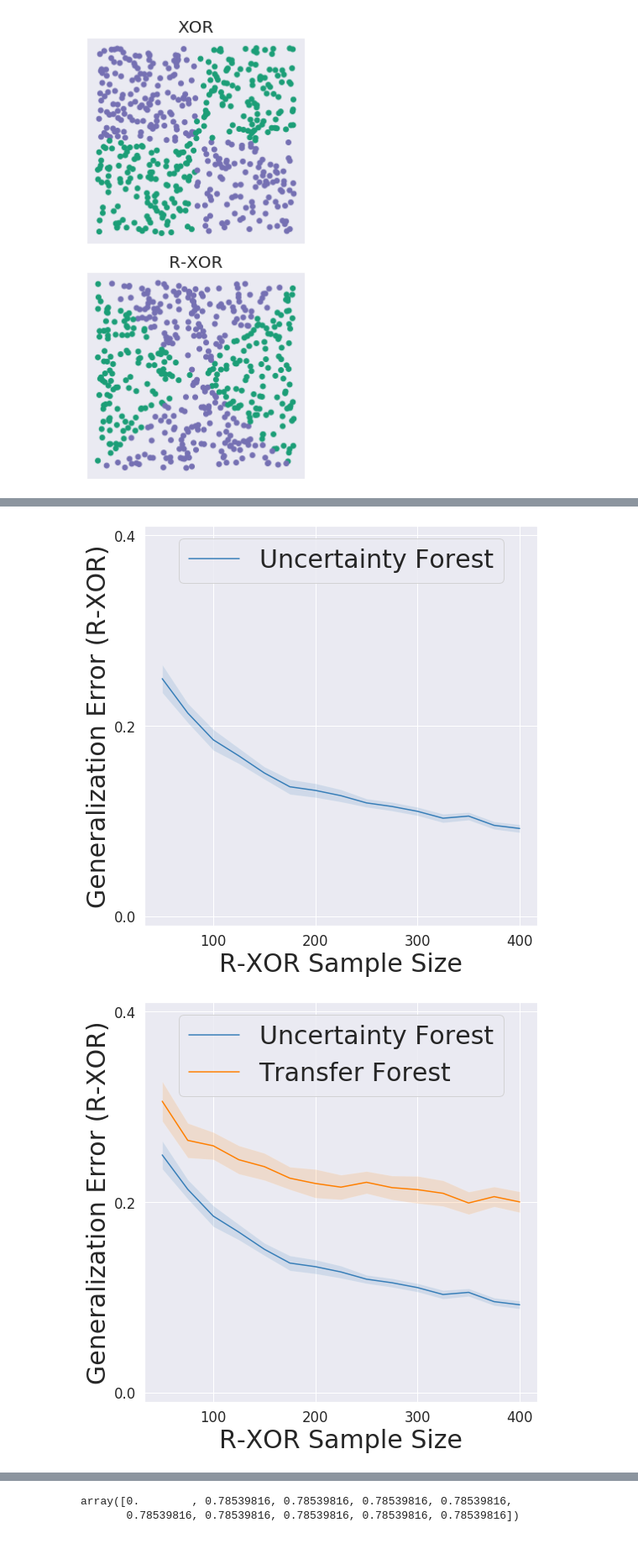
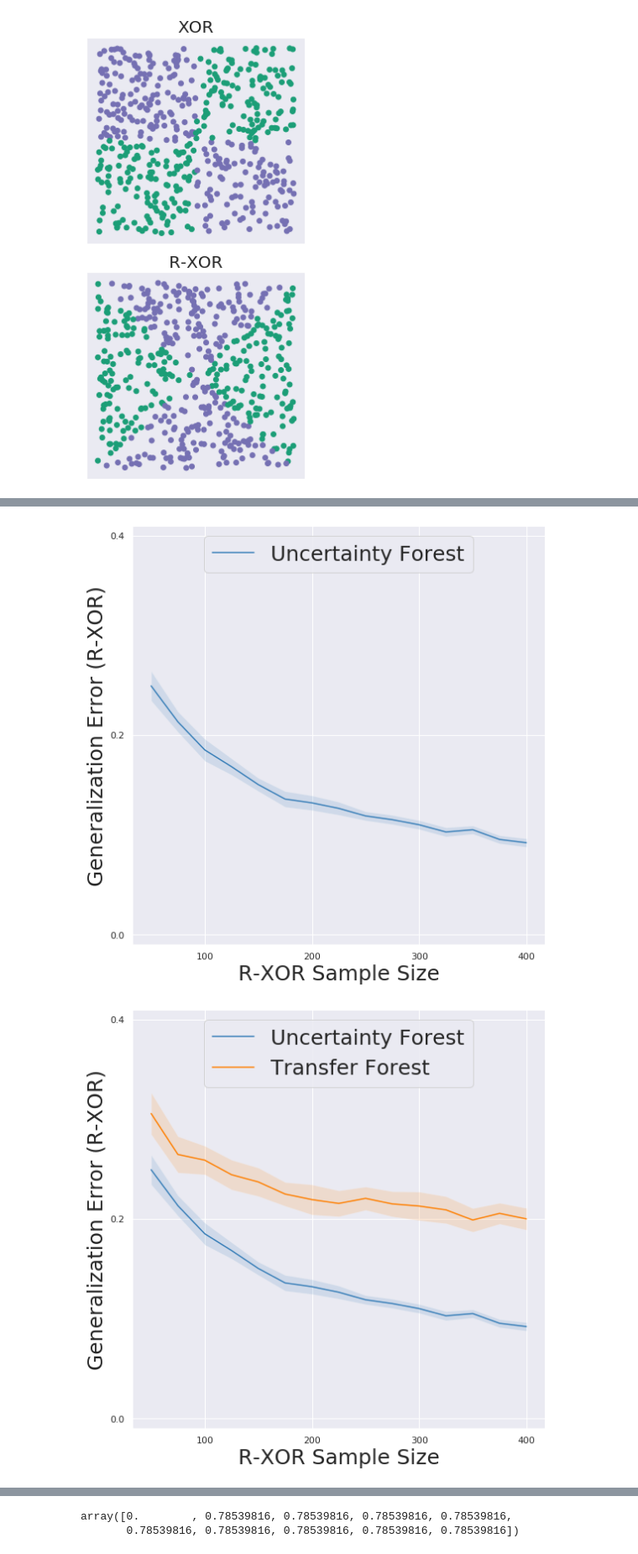
Before and after one commit to neurodata/lifelong-learning, a Jupyter notebook: cef/paper-figs-generator-local.ipynb, the cells around one changed output, grey strips where cells are left out. Shown: that part at 84% size. Saved outputs shown, nothing was run; the diff lists cells and outputs as text; code cells hidden in the pictures.

Commit message:
tick font changes

```diff
--- a/cef/paper-figs-generator-local.ipynb
+++ b/cef/paper-figs-generator-local.ipynb
@@ -454,7 +454,7 @@ n_algs = len(algorithms)
 colors = sns.color_palette("Set1", n_colors = 9)
 colors = [colors[1], colors[4], colors[0]]
 # %%
-n_mc = 100 # number of simulation repititions
+n_mc = 50 # number of simulation repititions
 
 n_xor = 100
 n_nxor = (100*np.arange(0.5, 4.25, step=0.25)).astype(int) # number of training samples
@@ -482,8 +482,8 @@ algorithms = np.concatenate((algorithms, ['Uncertainty Forest', 'Transfer Forest
 algo_offset=0
 names = ['rf', 'transfer', 'lifelong']
 
-fontsize=30
-labelsize=30
+fontsize=25
+labelsize=22.5
 for j, name in enumerate(names):
     fig1 = plt.figure(figsize=(8,8))
     ax1 = fig1.add_subplot(1,1,1)
@@ -509,6 +509,7 @@ for j, name in enumerate(names):
         ax1.legend(loc='upper center', fontsize=fontsize)
         ax1.set_ylim(-0.01, 0.22)
         ax1.set_xlabel('N-XOR Sample Size', fontsize=fontsize)
+        ax2.tick_params(labelsize=labelsize)
         ax1.set_yticks([0, 0.1, 0.2])
         ax1.set_xticks([100, 200, 300, 400])
     plt.tight_layout()
@@ -544,6 +545,7 @@ for j, name in enumerate(names):
         ax2.legend(loc='upper center', fontsize=fontsize)
         ax2.set_ylim(-0.01, 0.31)
         ax2.set_xlabel('N-XOR Sample Size', fontsize=fontsize)
+        ax2.tick_params(labelsize=labelsize)
         ax2.set_yticks([0, 0.15, 0.3])
         ax2.set_xticks([100, 200, 300, 400])
     plt.tight_layout()
@@ -720,8 +715,8 @@ for j, n in enumerate(tqdm(n_rxor)):
 algo_offset=0
 names = ['rf', 'transfer', 'lifelong']
 
-fontsize = 30
-labelsize = 30
+fontsize = 25
+labelsize = 25
 
 for j, name in enumerate(names):
     fig5 = plt.figure(figsize=(8,8))
@@ -743,12 +738,13 @@ for j, name in enumerate(names):
         ax5.set_xlabel('R-XOR Sample Size', fontsize=fontsize)
         ax5.set_yticks([0, 0.2, 0.4])
         ax5.set_xticks([100, 200, 300, 400])
-        ax5.tick_params(labelsize=20)
+        ax5.tick_params(labelsize=labelsize)
     else:
         ax5.set_ylabel('Generalization Error (XOR)', fontsize=fontsize)
         ax5.legend(loc='upper center', fontsize=fontsize)
         ax5.set_ylim(-0.01, 0.5)
         ax5.set_xlabel('R-XOR Sample Size', fontsize=fontsize)
+        ax2.tick_params(labelsize=labelsize)
         ax5.set_yticks([0, 0.2, 0.4])
         ax5.set_xticks([100, 200, 300, 400])
 
@@ -774,6 +770,7 @@ for j, name in enumerate(names):
 #         ax6.legend(loc='upper center', fontsize=25)
         ax6.set_ylim(-0.01, 0.41)
         ax6.set_xlabel('R-XOR Sample Size', fontsize=fontsize)
+        ax2.tick_params(labelsize=labelsize)
         ax6.set_yticks([0, 0.2, 0.4])
         ax6.set_xticks([100, 200, 300, 400])
         ax6.tick_params(labelsize=20)
@@ -782,6 +779,7 @@ for j, name in enumerate(names):
         ax6.legend(loc='upper center', fontsize=fontsize)
         ax6.set_ylim(-0.01, 0.41)
         ax6.set_xlabel('R-XOR Sample Size', fontsize=fontsize)
+        ax2.tick_params(labelsize=labelsize)
         ax6.set_yticks([0, 0.2, 0.4])
         ax6.set_xticks([100, 200, 300, 400])
     plt.tight_layout()
@@ -793,2 +791,2 @@ for j, name in enumerate(names):
-[figure, old version]
+[figure, new version]
-[figure, old version]
+[figure, new version]
```
Also changed, not shown: parts of 2 cells of this notebook, 6 other files.
